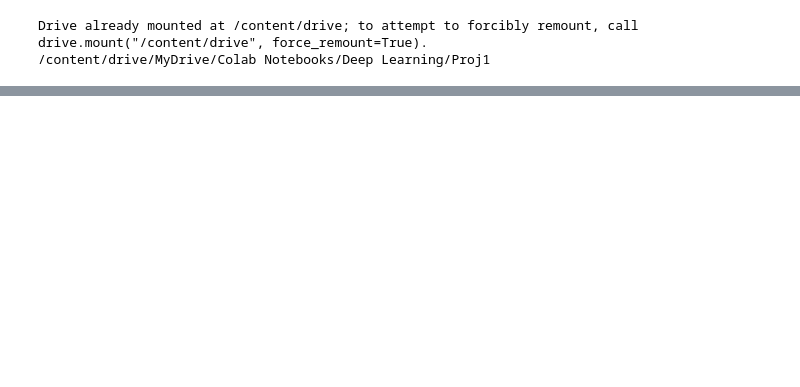
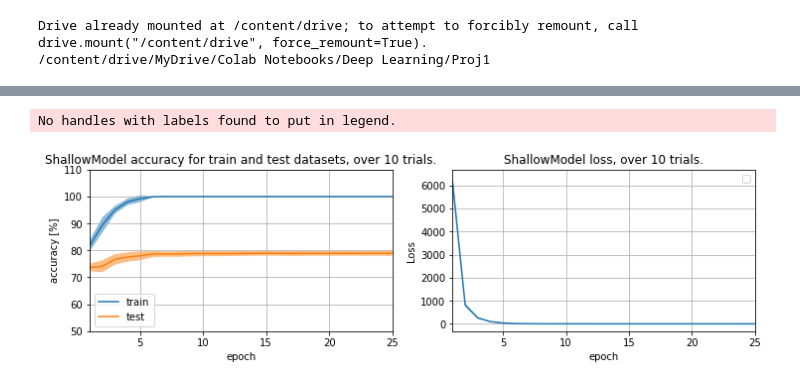
Before and after one commit to nourGhribi/EE-559-deepLearning, a Jupyter notebook: Proj1/test.ipynb, the cells around one changed output, grey strips where cells are left out. Drawn from its saved outputs; the diff is of its cells as text; code cells hidden in the pictures; blank space fills up the shorter version.

```diff
--- a/Proj1/test.ipynb
+++ b/Proj1/test.ipynb
@@ -89,10 +198,0 @@ for i,optimizer in enumerate(optimizers):
-# %%
-for i,optimizer in enumerate(optimizers):
-  for j,nb_epoch in enumerate(nb_epochs):
-    for k,lr in enumerate(lrs):
-      for l,mini_batch_size in enumerate(mini_batch_sizes):
-        for m,nb_hidden in enumerate(nb_hiddens):
-          for n,auxiliary_loss_weight in enumerate(auxiliary_loss_weights):
-            deep_ws = DeepModelWS(nb_hidden, nb_epoch, lr, mini_batch_size, auxiliary_loss_weight, optimizer).to(device)
-            acc_losses, train_accuracy, test_accuracy, train_error, test_error = deep_ws.train_model(train_input, train_classes, train_target, test_input, test_target)
-            test_accuracies_deep_ws[i,j,k,l,m,n] = torch.max(test_accuracy).item()
@@ -105,0 +270,32 @@ NameError: ignored
+# %%
+nb_trials = 10
+LOAD_PERFORMANCE_SHALLOW = True
+if LOAD_PERFORMANCE_SHALLOW == False:
+  trial_test_accuracies_shallow = torch.zeros(nb_trials, nb_epoch_shallow)
+  trial_train_accuracies_shallow = torch.zeros(nb_trials, nb_epoch_shallow)
+  trial_losses_shallow = torch.zeros(nb_trials, nb_epoch_shallow)
+  shallows= [None]*nb_trials
+  for trial in tqdm(range(nb_trials)):
+    train_input, train_target, train_classes, test_input, test_target, test_classes = prologue.generate_pair_sets(nb_samples)
+    train_input, train_target, train_classes, test_input, test_target, test_classes = train_input.to(device), train_target.to(device), train_classes.to(device), test_input.to(device), test_target.to(device), test_classes.to(device)
+    shallows[trial] = ShallowModel(nb_hidden_shallow, nb_epoch_shallow, lr_shallow, mini_batch_size_shallow).to(device)
+    acc_losses, train_accuracy, test_accuracy, train_error, test_error = shallows[trial].train_model(train_input, train_target, test_input, test_target)
+    trial_test_accuracies_shallow[trial,:] = test_accuracy
+    trial_train_accuracies_shallow[trial,:] = train_accuracy
+    trial_losses_shallow[trial,:] = acc_losses
+
+  best_performance_idx_shallow = (trial_test_accuracies_shallow == torch.max(trial_test_accuracies_shallow)).nonzero(as_tuple=True)
+  shallow_best = shallows[best_performance_idx_shallow[0]]
+
+  torch.save(shallow_best.state_dict(), 'data/pickles/shallow/best_model.pt')
+  torch.save(trial_test_accuracies_shallow, 'data/pickles/shallow/trial_test_accuracies.pt')
+  torch.save(trial_train_accuracies_shallow, 'data/pickles/shallow/trial_train_accuracies.pt')
+  torch.save(trial_losses_shallow, 'data/pickles/shallow/trial_losses.pt')
+
+else:
+  shallow_best = ShallowModel(nb_hidden_shallow, nb_epoch_shallow, lr_shallow, mini_batch_size_shallow).to(device)
+  shallow_best.load_state_dict(torch.load('data/pickles/shallow/best_model.pt'))
+
+  trial_test_accuracies_shallow = torch.load('data/pickles/shallow/trial_test_accuracies.pt')
+  trial_train_accuracies_shallow = torch.load('data/pickles/shallow/trial_train_accuracies.pt')
+  trial_losses_shallow = torch.load('data/pickles/shallow/trial_losses.pt')
@@ -105,0 +312,5 @@ NameError: ignored
+# %%
+helpers.plot_model_output(trial_train_accuracies_shallow, trial_test_accuracies_shallow, trial_losses_shallow, "ShallowModel")
+# %% [output]
+No handles with labels found to put in legend.
+[figure, added]
```
Also changed, not shown: parts of 26 cells of this notebook, 17 other files.
